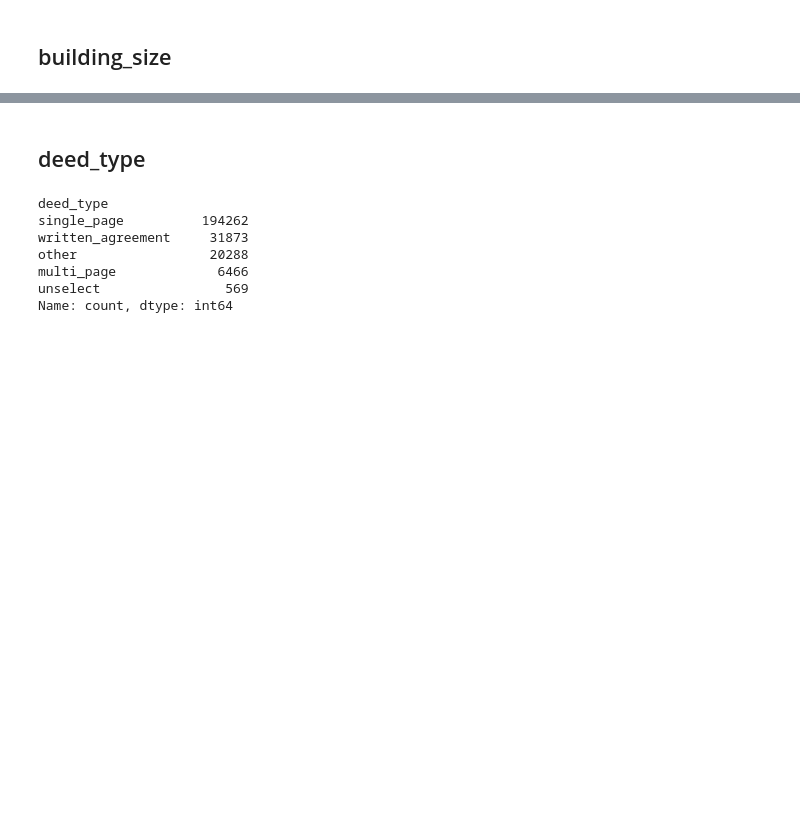
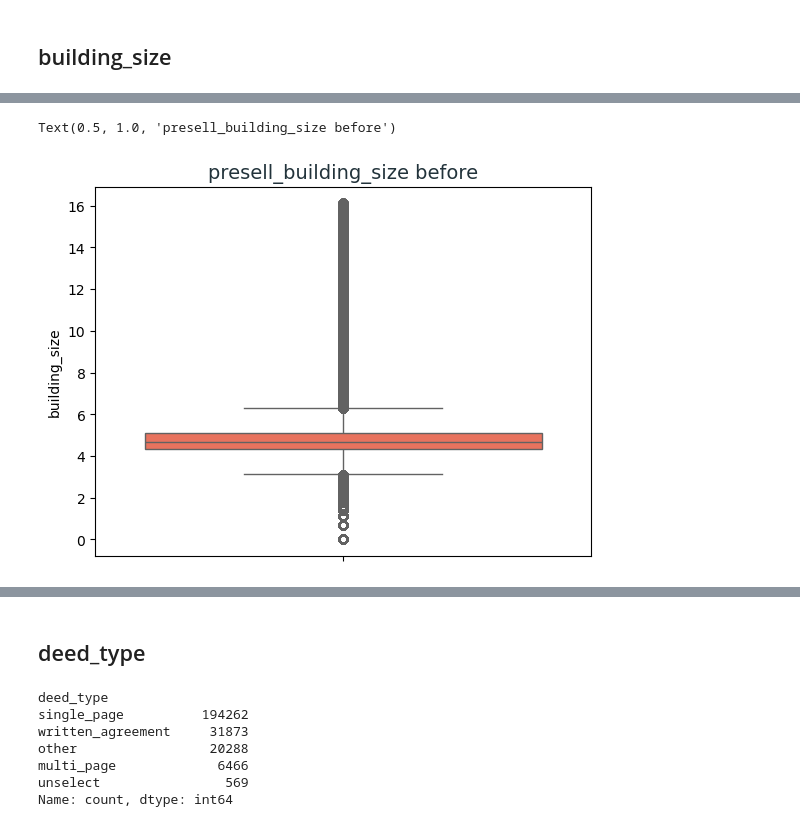
Before and after one commit to AlirezaMojtabavi/Real-estate_PricePrediction, a Jupyter notebook: notebooks/exploration/clean_columns_23_to_42.ipynb, the cells around one changed output, grey strips where cells are left out. Cells and saved outputs as stored; diff of their text form; code cells hidden in the pictures; blank space fills up the shorter version.

```diff
--- a/notebooks/exploration/clean_columns_23_to_42.ipynb
+++ b/notebooks/exploration/clean_columns_23_to_42.ipynb
@@ -674,0 +892,7 @@ df_subset.building_size = np.log(df_subset.building_size)
+# %%
+plt.figure()
+sns.boxplot(df_subset.building_size , color="tomato")
+plt.title("presell_building_size before", fontsize=14, color="#22333b")
+# %% [output]
+Text(0.5, 1.0, 'presell_building_size before')
+[figure, added]
```
Also changed, not shown: parts of 22 cells of this notebook, 1 other file.
